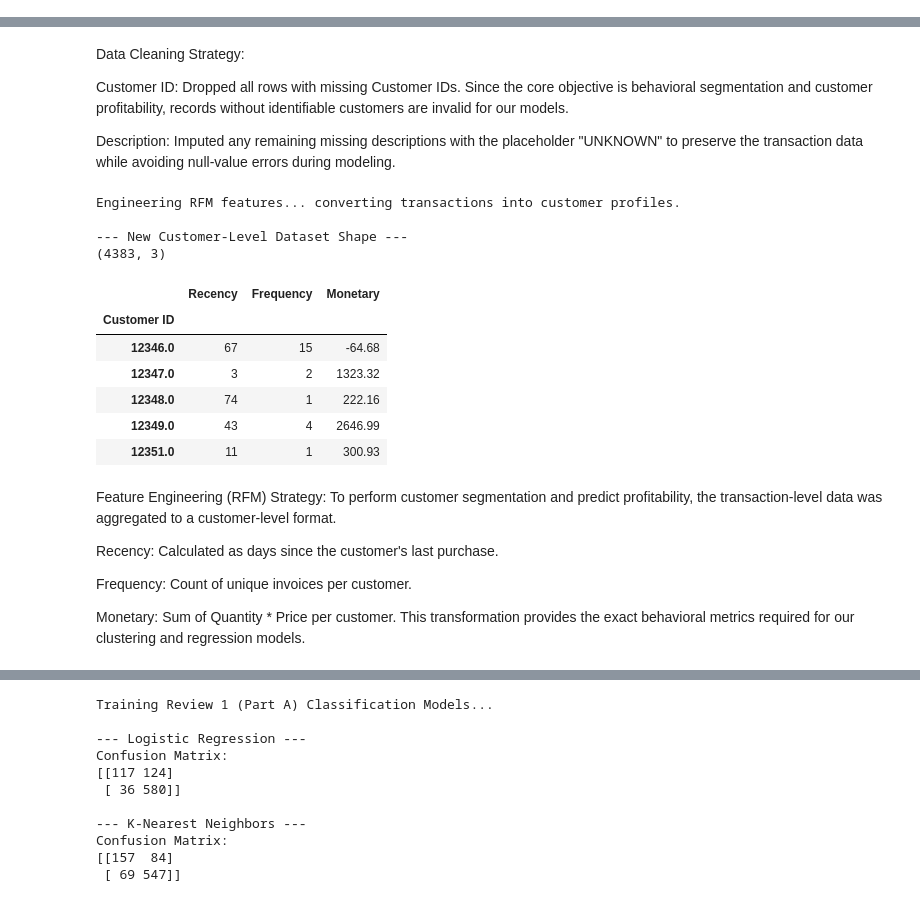
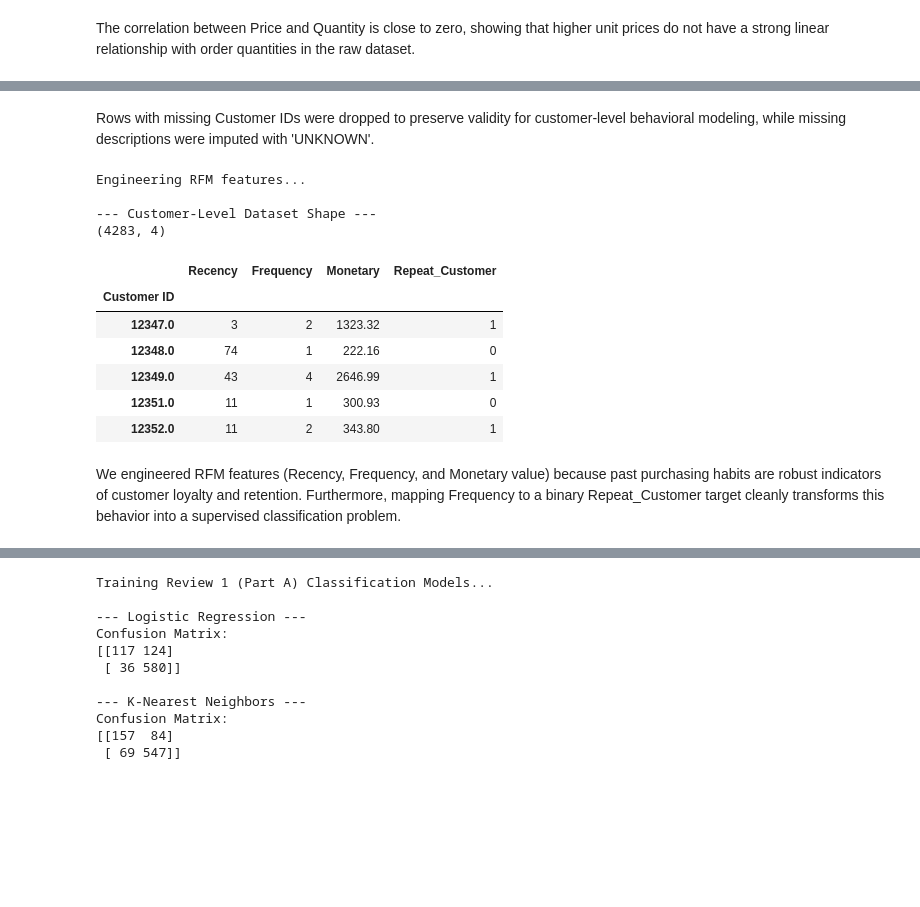
Before and after one commit to shiv095/Retail_ML_Capstone, a Jupyter notebook: notebooks/1_EDA.ipynb, the cells around one changed output, grey strips where cells are left out. Cells and saved outputs as stored; diff of their text form; code cells hidden in the pictures; blank space fills up the shorter version.

Commit message:
modified codes to match guidelines provided

```diff
--- a/notebooks/1_EDA.ipynb
+++ b/notebooks/1_EDA.ipynb
@@ -89 +62,3 @@ Distribution: The price distribution is heavily right-skewed. The vast majority
+# %% [markdown]
+The correlation between Price and Quantity is close to zero, showing that higher unit prices do not have a strong linear relationship with order quantities in the raw dataset.
 # %%
@@ -120,60 +90,48 @@ dtype: int64
 Cleaned dataset shape: (417534, 8)
-# %% [markdown]
-Data Cleaning Strategy:
-
-Customer ID: Dropped all rows with missing Customer IDs. Since the core objective is behavioral segmentation and customer profitability, records without identifiable customers are invalid for our models.
-
-Description: Imputed any remaining missing descriptions with the placeholder "UNKNOWN" to preserve the transaction data while avoiding null-value errors during modeling.
+# %% [markdown]
+Rows with missing Customer IDs were dropped to preserve validity for customer-level behavioral modeling, while missing descriptions were imputed with 'UNKNOWN'.
 # %%
 import datetime as dt
 
-# 1. Calculate the total money spent per item (Quantity * Price)
+# Calculate total line-item expenditure
 df_clean['Total_Price'] = df_clean['Quantity'] * df_clean['Price']
-
-# 2. Find the most recent date in the dataset to calculate 'Recency'
 latest_date = df_clean['InvoiceDate'].max() + dt.timedelta(days=1)
 
-# 3. Group the data by Customer ID to build the RFM features
-print("Engineering RFM features... converting transactions into customer profiles.")
+# Group transactions by customer to create RFM features
+print("Engineering RFM features...")
 rfm = df_clean.groupby('Customer ID').agg({
-    'InvoiceDate': lambda x: (latest_date - x.max()).days,  # Recency (days since last purchase)
-    'Invoice': 'nunique',                                   # Frequency (number of distinct orders)
-    'Total_Price': 'sum'                                    # Monetary (total money spent)
+    'InvoiceDate': lambda x: (latest_date - x.max()).days,  # Recency
+    'Invoice': 'nunique',                                   # Frequency
+    'Total_Price': 'sum'                                    # Monetary
 })
 
-# 4. Rename the columns to make them clear for the grader
 rfm.rename(columns={
     'InvoiceDate': 'Recency',
     'Invoice': 'Frequency',
     'Total_Price': 'Monetary'
 }, inplace=True)
 
-# 5. Show the new customer-level dataset!
-print("\n--- New Customer-Level Dataset Shape ---")
-print(rfm.shape)
+# Filter out negative monetary returns to prevent distortion
+rfm_clean = rfm[rfm['Monetary'] > 0].copy()
 
-# Display the first 5 customers
-rfm.head()
+# Create binary classification target: Repeat Customer (Bought more than once)
+rfm_clean['Repeat_Customer'] = (rfm_clean['Frequency'] > 1).astype(int)
+
+print("\n--- Customer-Level Dataset Shape ---")
+print(rfm_clean.shape)
+rfm_clean.head()
 # %% [output]
-Engineering RFM features... converting transactions into customer profiles.
+Engineering RFM features...
 
---- New Customer-Level Dataset Shape ---
-(4383, 3)
+--- Customer-Level Dataset Shape ---
+(4283, 4)
-|  | Recency | Frequency | Monetary |
-| Customer ID |  |  |  |
-| 12346.0 | 67 | 15 | -64.68 |
-| 12347.0 | 3 | 2 | 1323.32 |
-| 12348.0 | 74 | 1 | 222.16 |
-| 12349.0 | 43 | 4 | 2646.99 |
-| 12351.0 | 11 | 1 | 300.93 |
+|  | Recency | Frequency | Monetary | Repeat_Customer |
+| Customer ID |  |  |  |  |
+| 12347.0 | 3 | 2 | 1323.32 | 1 |
+| 12348.0 | 74 | 1 | 222.16 | 0 |
+| 12349.0 | 43 | 4 | 2646.99 | 1 |
+| 12351.0 | 11 | 1 | 300.93 | 0 |
+| 12352.0 | 11 | 2 | 343.80 | 1 |
 # %% [markdown]
-Feature Engineering (RFM) Strategy:
-To perform customer segmentation and predict profitability, the transaction-level data was aggregated to a customer-level format.
-
-Recency: Calculated as days since the customer's last purchase.
-
-Frequency: Count of unique invoices per customer.
-
-Monetary: Sum of Quantity * Price per customer.
-This transformation provides the exact behavioral metrics required for our clustering and regression models.
+We engineered RFM features (Recency, Frequency, and Monetary value) because past purchasing habits are robust indicators of customer loyalty and retention. Furthermore, mapping Frequency to a binary Repeat_Customer target cleanly transforms this behavior into a supervised classification problem.
 # %%
```
Also changed, not shown: parts of 10 cells of this notebook.
